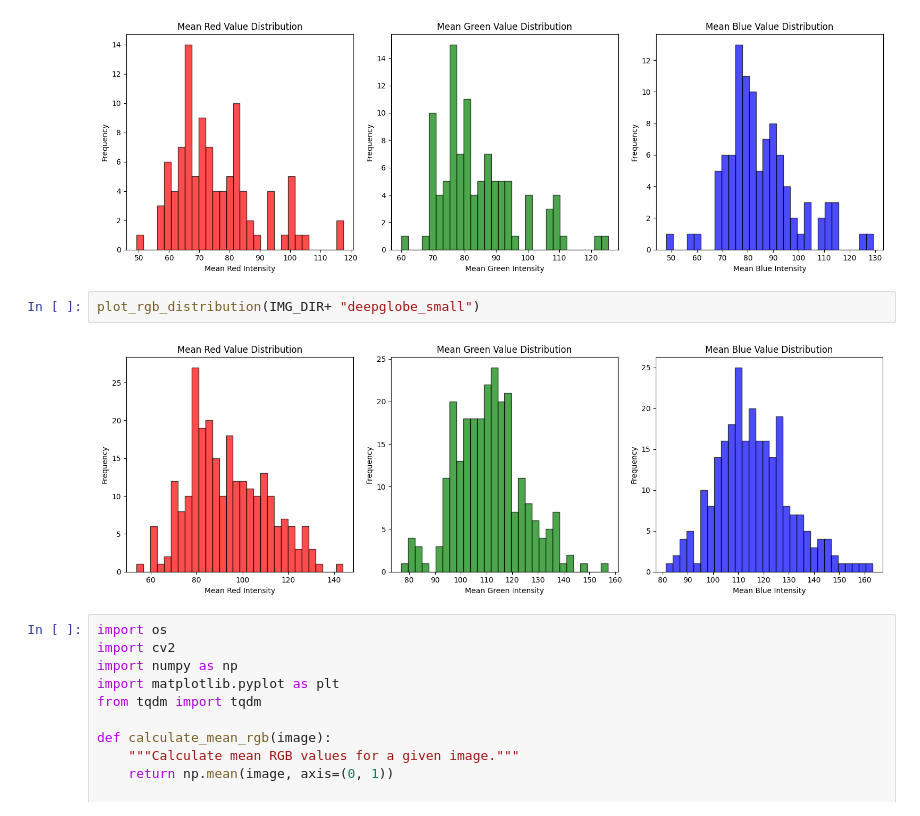
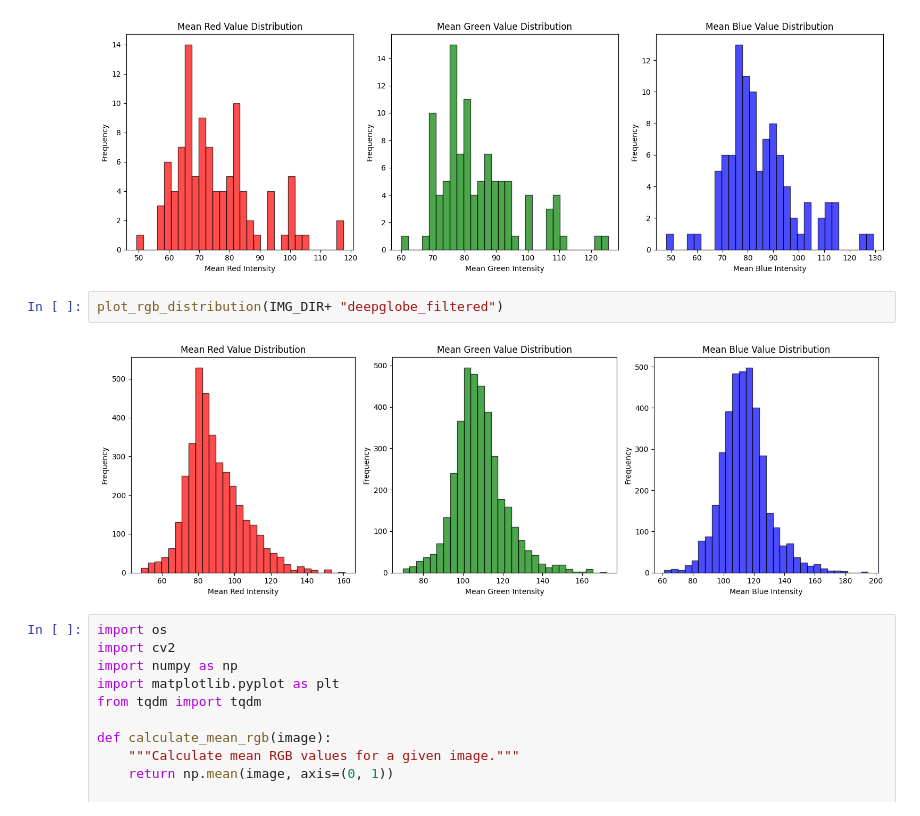
Before and after one commit to SamuelMoor-Smith/road-segmentation, a Jupyter notebook: notebooks/Explore_IMG_distributins.ipynb, the cells around one changed output. Drawn from its saved outputs; the diff is of its cells as text.

```diff
--- a/notebooks/Explore_IMG_distributins.ipynb
+++ b/notebooks/Explore_IMG_distributins.ipynb
@@ -81,9 +81,9 @@ plot_rgb_distribution(IMG_DIR+ "epfl")
 # %% [output]
 [figure]
 # %%
-plot_rgb_distribution(IMG_DIR+ "deepglobe_small")
+plot_rgb_distribution(IMG_DIR+ "deepglobe_filtered")
 # %% [output]
-[figure, old version]
+[figure, new version]
 # %%
 import os
 import cv2
```
Also changed, not shown: 3 other files.
